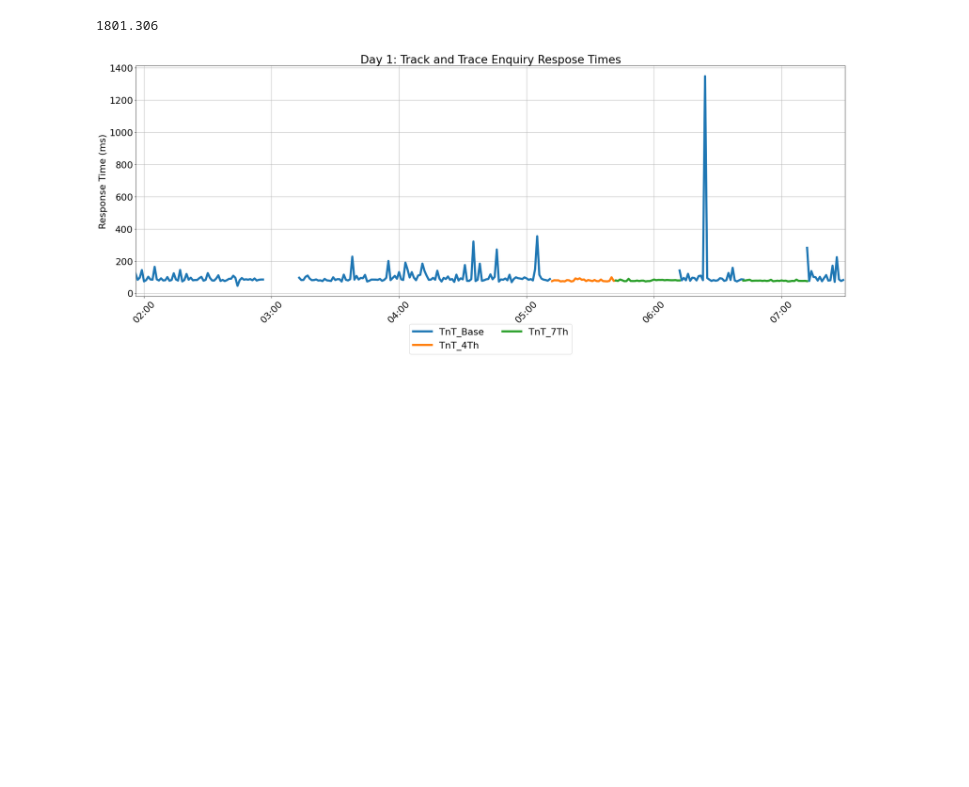
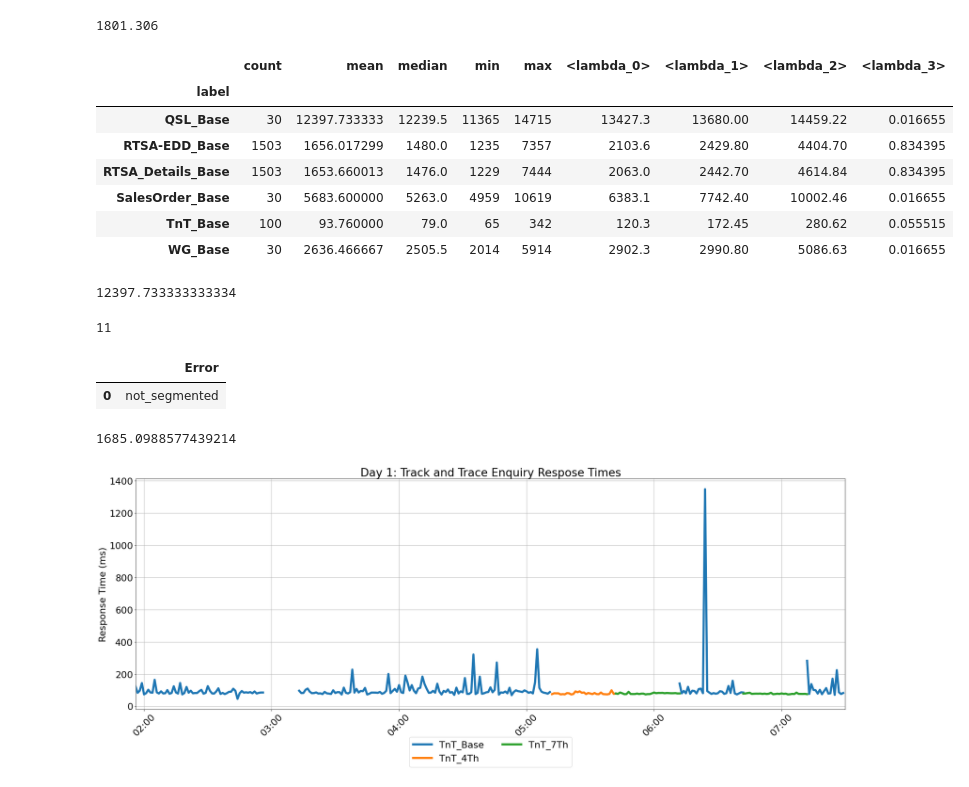
Before and after one commit to jakparker/PerfTestingVisualization, a Jupyter notebook: Day1 Visualizations new.ipynb, the cells around one changed output. Cells and saved outputs as stored; diff of their text form; code cells hidden in the pictures; blank space fills up the shorter version.

Commit message:
Add Average Response Segment Functionality

```diff
--- a/Day1 Visualizations new.ipynb
+++ b/Day1 Visualizations new.ipynb
@@ -241,6 +241,36 @@ Segment: 10
 (segments[0].results['timeStamp'].max() - segments[0].results['timeStamp'].min())/1000
 # %% [output]
 1801.306
+# %%
+segment = tests.get_segments([0])
+segment.unique_labels
+segment.get_summary_metrics()
+# %% [output]
+|  | count | mean | median | min | max | <lambda_0> | <lambda_1> | <lambda_2> | <lambda_3> |
+| label |  |  |  |  |  |  |  |  |  |
+| QSL_Base | 30 | 12397.733333 | 12239.5 | 11365 | 14715 | 13427.3 | 13680.00 | 14459.22 | 0.016655 |
+| RTSA-EDD_Base | 1503 | 1656.017299 | 1480.0 | 1235 | 7357 | 2103.6 | 2429.80 | 4404.70 | 0.834395 |
+| RTSA_Details_Base | 1503 | 1653.660013 | 1476.0 | 1229 | 7444 | 2063.0 | 2442.70 | 4614.84 | 0.834395 |
+| SalesOrder_Base | 30 | 5683.600000 | 5263.0 | 4959 | 10619 | 6383.1 | 7742.40 | 10002.46 | 0.016655 |
+| TnT_Base | 100 | 93.760000 | 79.0 | 65 | 342 | 120.3 | 172.45 | 280.62 | 0.055515 |
+| WG_Base | 30 | 2636.466667 | 2505.5 | 2014 | 5914 | 2902.3 | 2990.80 | 5086.63 | 0.016655 |
+# %%
+segment.get_summary_metrics().at['QSL_Base','mean']
+# %% [output]
+12397.733333333334
+# %%
+tests.segment_num
+# %% [output]
+11
+# %%
+tests.get_summary_metrics()
+# %% [output]
+|  | Error |
+| 0 | not_segmented |
+# %%
+tests.get_avg_res_by_label('RTSA-EDD_Base', 'QSL_Base')
+# %% [output]
+1685.0988577439214
 # %%
 not_tnt =
 # %%
```
Also changed, not shown: 1 other file.
